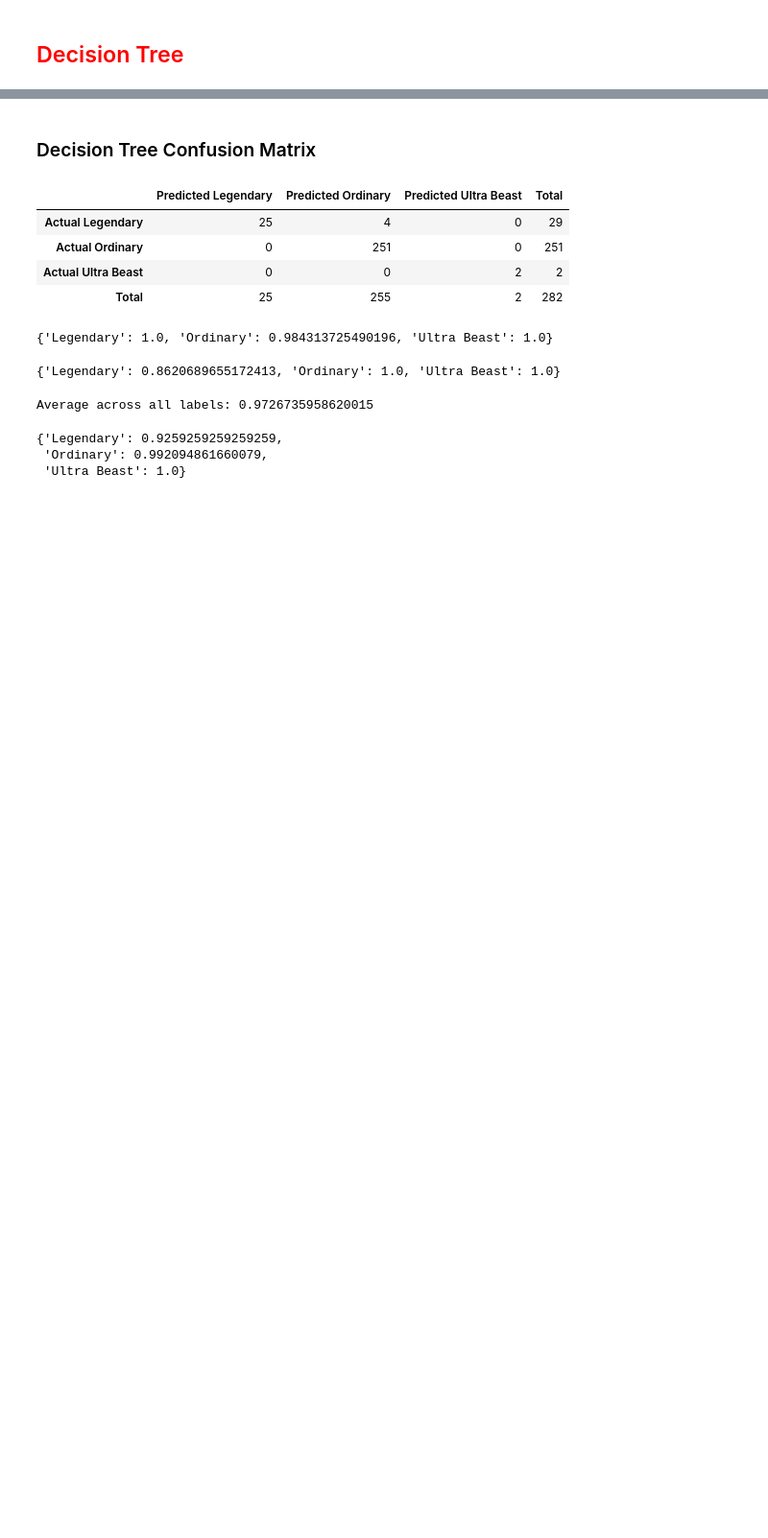
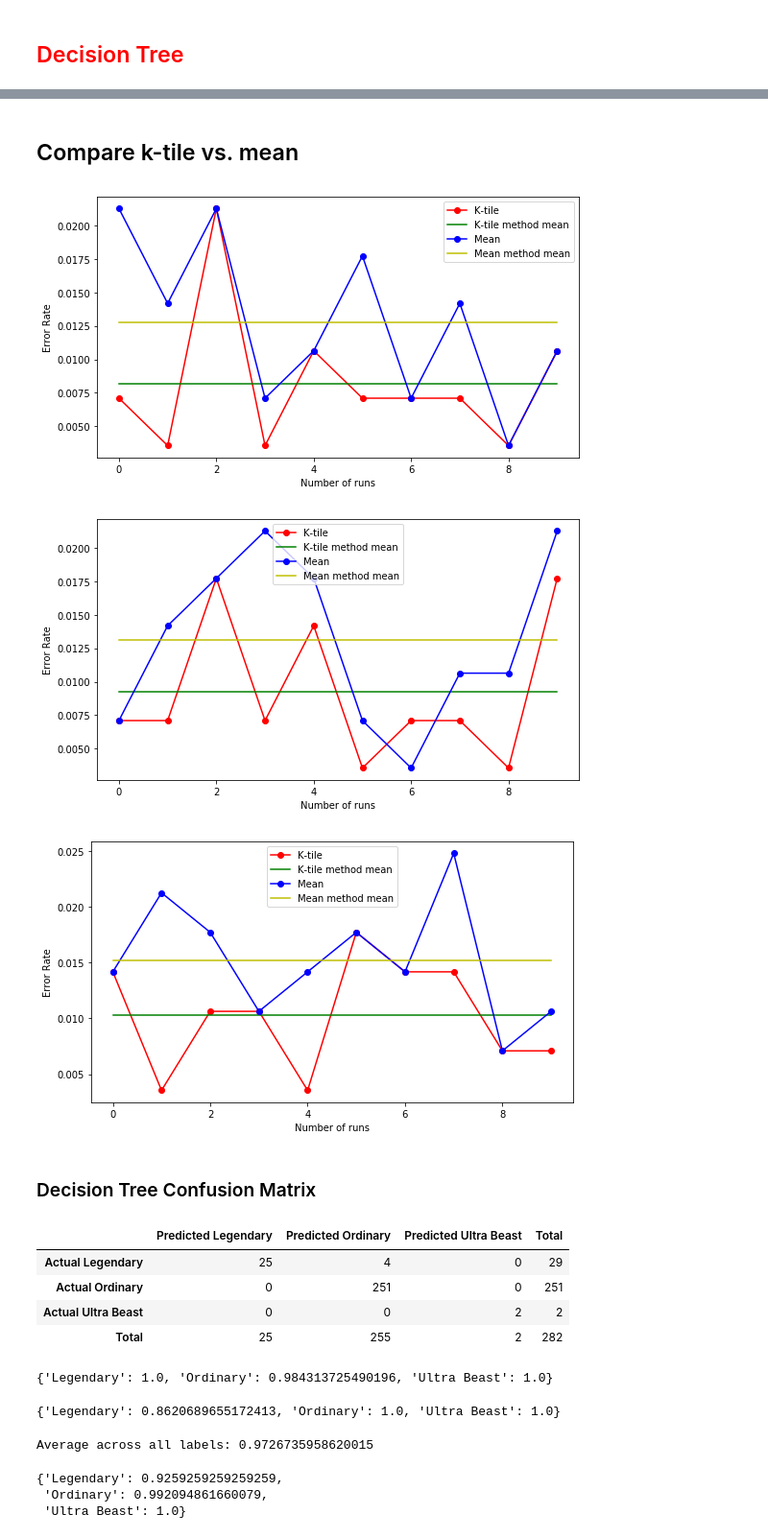
Before and after one commit to pandabytes/PokemonDatamining, a Jupyter notebook: predictors/Pokemon.ipynb, the cells around one changed output, grey strips where cells are left out. Shown at 96% size. Saved outputs shown, nothing was run; the diff lists cells and outputs as text; code cells hidden in the pictures; blank space fills up the shorter version.

Commit message:
Modify Decision Tree with k-tile and mean split

```diff
--- a/predictors/Pokemon.ipynb
+++ b/predictors/Pokemon.ipynb
@@ -180,3 +186,41 @@ dtFScores = ut.computeFScores(dtPrecisions, dtRecalls)
+# %% [markdown]
+## Compare k-tile vs. mean
+# %%
+e1 = []
+e2 = []
+d1 = dt.DecisionTree(Target, continuousSplitmethod="k-tile", maxDepth=4)
+d2 = dt.DecisionTree(Target, continuousSplitmethod="mean", maxDepth=4)
+runCount = 10
+
+# Plot 3 results
+for i in range(3):
+    # For each plot, gather the error rate from 10 runs
+    for j in range(runCount):
+        training, test = ut.splitData(Target, ReducedData, 0.70)
+        d1.train(training, quiet=True)
+        d2.train(training, quiet=True)
+
+        p1 = d1.classify(test.drop([Target], axis=1))
+        p2 = d2.classify(test.drop([Target], axis=1))
+        e1.append(ut.computeError(p1["Prediction"], test["Group"]))
+        e2.append(ut.computeError(p2["Prediction"], test["Group"]))
+
+    # Plot each result
+    x = [i for i in range(runCount)]
+    plt.plot(x, e1, 'ro-', label="K-tile")
+    plt.plot(x, [sum(e1)/len(e1) for i in range(runCount)], 'g-', label="K-tile method mean")
+    plt.plot(x, e2, 'bo-', label="Mean")
+    plt.plot(x, [sum(e2)/len(e2) for i in range(runCount)], 'y-', label="Mean method mean")
+    plt.xlabel("Number of runs")
+    plt.ylabel("Error Rate")
+    plt.legend(loc="best")
+    del e1[:]
+    del e2[:]
+    plt.show()
+# %% [output]
+[figure, added]
+[figure, added]
+[figure, added]
 # %% [markdown]
 ### Decision Tree Confusion Matrix
 # %%
```
Also changed, not shown: parts of 8 cells of this notebook, 1 other file.
